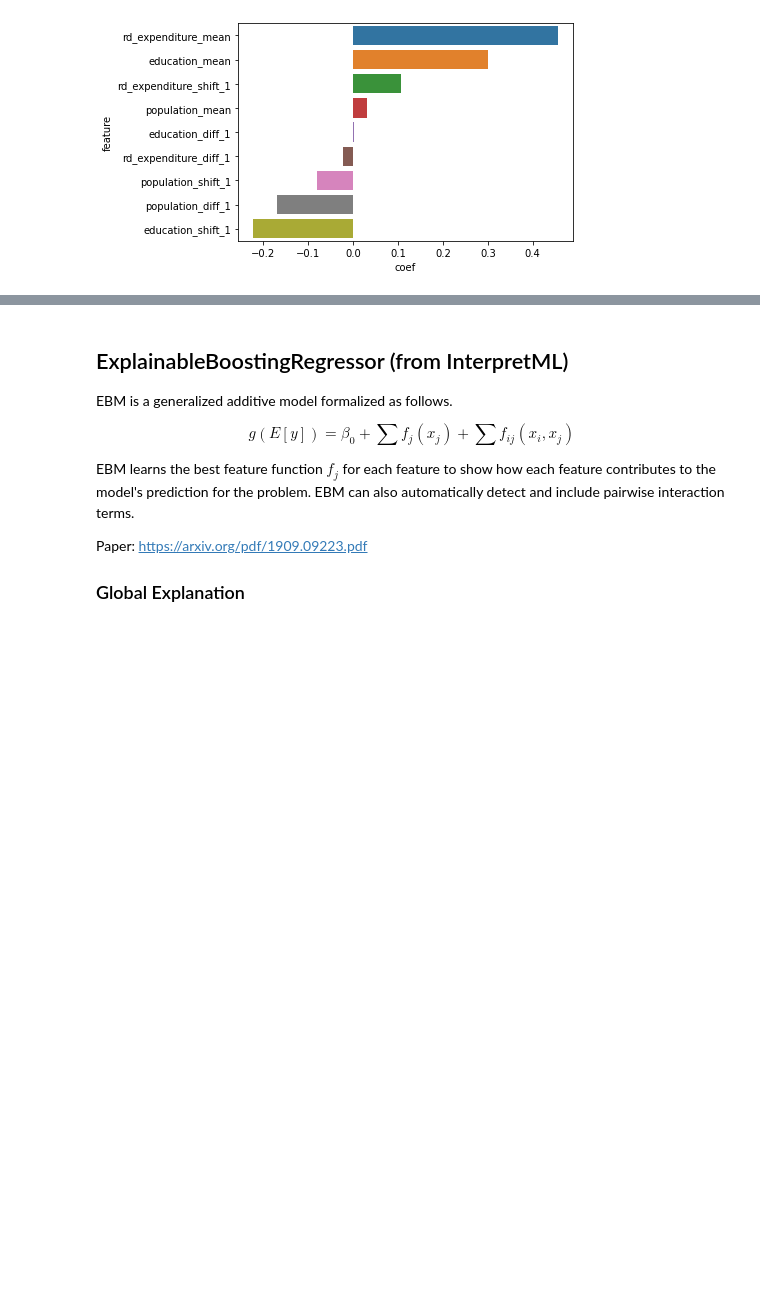
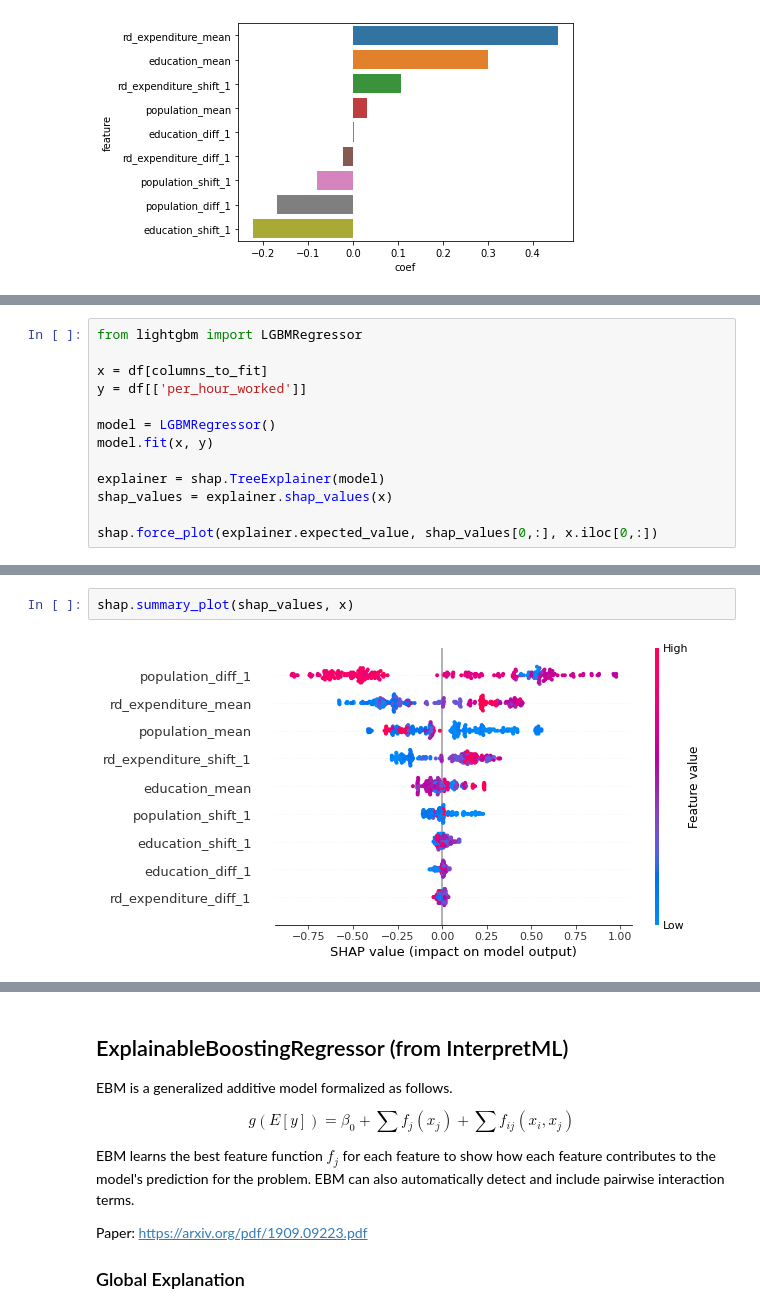
Before and after one commit to ADS-Group-15/eu-productivity-modeling, a Jupyter notebook: notebooks/models.ipynb, the cells around one changed output, grey strips where cells are left out. Saved outputs shown, nothing was run; the diff lists cells and outputs as text; blank space fills up the shorter version.

Commit message:
Add LightGBM and Shap

```diff
--- a/notebooks/models.ipynb
+++ b/notebooks/models.ipynb
@@ -184,0 +192,13 @@ sns.barplot(data=result, y='feature', x='coef')
+# %%
+from lightgbm import LGBMRegressor
+
+x = df[columns_to_fit]
+y = df[['per_hour_worked']]
+
+model = LGBMRegressor()
+model.fit(x, y)
+
+explainer = shap.TreeExplainer(model)
+shap_values = explainer.shap_values(x)
+
+shap.force_plot(explainer.expected_value, shap_values[0,:], x.iloc[0,:])
@@ -184,0 +207,4 @@ sns.barplot(data=result, y='feature', x='coef')
+# %%
+shap.summary_plot(shap_values, x)
+# %% [output]
+[figure, added]
```
Also changed, not shown: parts of 4 cells of this notebook, 2 other files.
